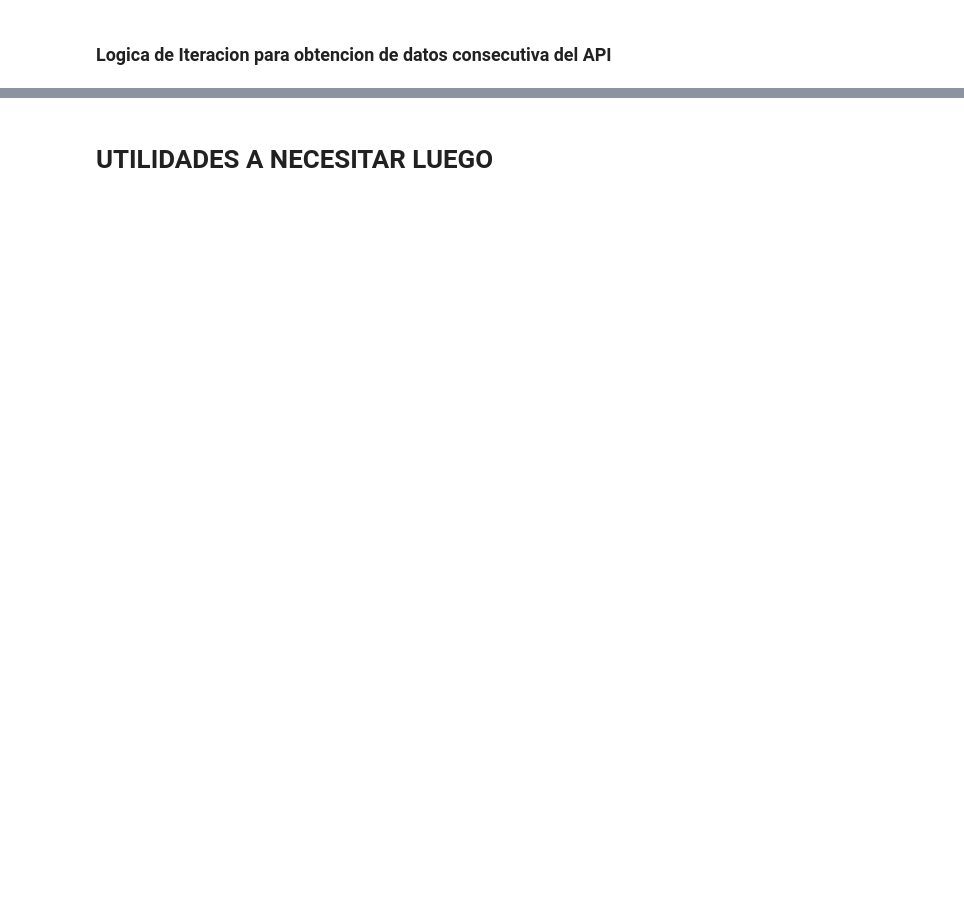
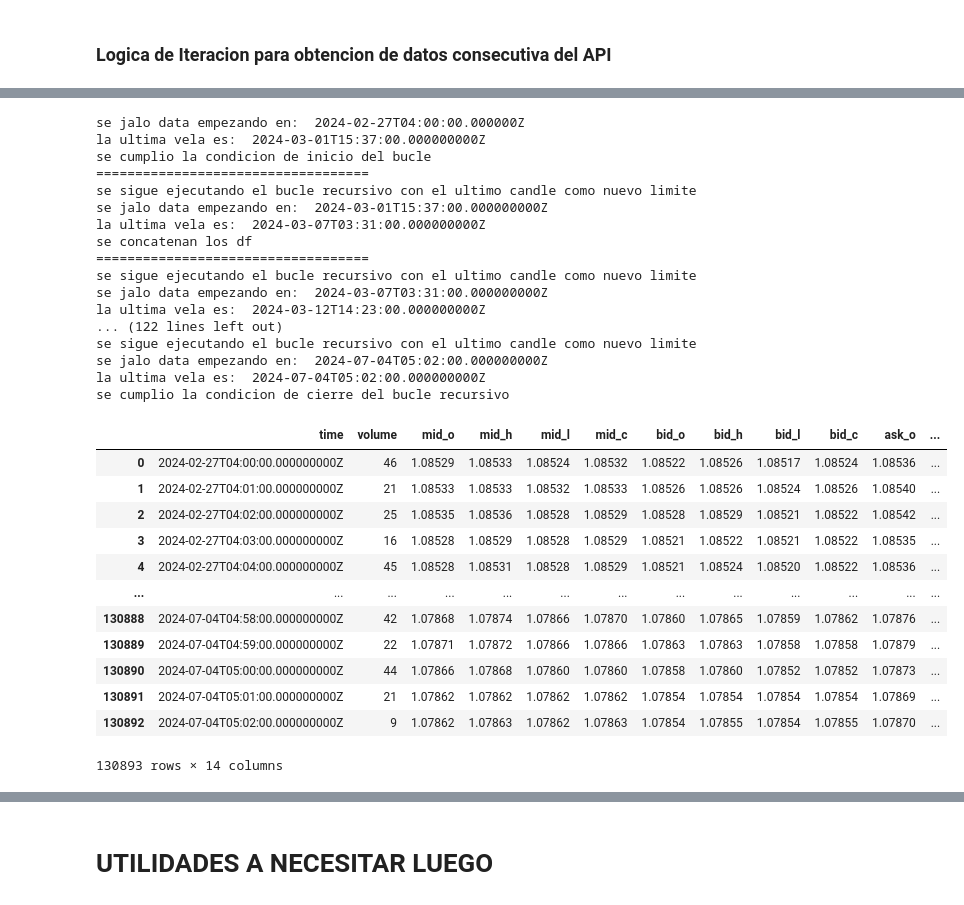
Before and after one commit to eduardogv/silverbullet-oanda, a Jupyter notebook: my-oanda.ipynb, the cells around one changed output, grey strips where cells are left out. Cells and saved outputs as stored; diff of their text form; code cells hidden in the pictures; blank space fills up the shorter version.

```diff
--- a/my-oanda.ipynb
+++ b/my-oanda.ipynb
@@ -237,0 +252,35 @@ obtener_hora_nueva_york_rfc3339()
+# %%
+# stress test
+choclo = get_historical_candles('2024-02-27T04:00:00.000000Z', instrument, granularity, count=5000, df_acumulado=None)
+choclo
+# %% [output]
+se jalo data empezando en:  2024-02-27T04:00:00.000000Z
+la ultima vela es:  2024-03-01T15:37:00.000000000Z
+se cumplio la condicion de inicio del bucle
+===================================
+se sigue ejecutando el bucle recursivo con el ultimo candle como nuevo limite
+se jalo data empezando en:  2024-03-01T15:37:00.000000000Z
+la ultima vela es:  2024-03-07T03:31:00.000000000Z
+se concatenan los df
+===================================
+se sigue ejecutando el bucle recursivo con el ultimo candle como nuevo limite
+se jalo data empezando en:  2024-03-07T03:31:00.000000000Z
+la ultima vela es:  2024-03-12T14:23:00.000000000Z
+... (122 lines left out)
+se sigue ejecutando el bucle recursivo con el ultimo candle como nuevo limite
+se jalo data empezando en:  2024-07-04T05:02:00.000000000Z
+la ultima vela es:  2024-07-04T05:02:00.000000000Z
+se cumplio la condicion de cierre del bucle recursivo
+|  | time | volume | mid_o | mid_h | mid_l | mid_c | bid_o | bid_h | bid_l | bid_c | ask_o | ... |
+| 0 | 2024-02-27T04:00:00.000000000Z | 46 | 1.08529 | 1.08533 | 1.08524 | 1.08532 | 1.08522 | 1.08526 | 1.08517 | 1.08524 | 1.08536 | ... |
+| 1 | 2024-02-27T04:01:00.000000000Z | 21 | 1.08533 | 1.08533 | 1.08532 | 1.08533 | 1.08526 | 1.08526 | 1.08524 | 1.08526 | 1.08540 | ... |
+| 2 | 2024-02-27T04:02:00.000000000Z | 25 | 1.08535 | 1.08536 | 1.08528 | 1.08529 | 1.08528 | 1.08529 | 1.08521 | 1.08522 | 1.08542 | ... |
+| 3 | 2024-02-27T04:03:00.000000000Z | 16 | 1.08528 | 1.08529 | 1.08528 | 1.08529 | 1.08521 | 1.08522 | 1.08521 | 1.08522 | 1.08535 | ... |
+| 4 | 2024-02-27T04:04:00.000000000Z | 45 | 1.08528 | 1.08531 | 1.08528 | 1.08529 | 1.08521 | 1.08524 | 1.08520 | 1.08522 | 1.08536 | ... |
+| ... | ... | ... | ... | ... | ... | ... | ... | ... | ... | ... | ... | ... |
+| 130888 | 2024-07-04T04:58:00.000000000Z | 42 | 1.07868 | 1.07874 | 1.07866 | 1.07870 | 1.07860 | 1.07865 | 1.07859 | 1.07862 | 1.07876 | ... |
+| 130889 | 2024-07-04T04:59:00.000000000Z | 22 | 1.07871 | 1.07872 | 1.07866 | 1.07866 | 1.07863 | 1.07863 | 1.07858 | 1.07858 | 1.07879 | ... |
+| 130890 | 2024-07-04T05:00:00.000000000Z | 44 | 1.07866 | 1.07868 | 1.07860 | 1.07860 | 1.07858 | 1.07860 | 1.07852 | 1.07852 | 1.07873 | ... |
+| 130891 | 2024-07-04T05:01:00.000000000Z | 21 | 1.07862 | 1.07862 | 1.07862 | 1.07862 | 1.07854 | 1.07854 | 1.07854 | 1.07854 | 1.07869 | ... |
+| 130892 | 2024-07-04T05:02:00.000000000Z | 9 | 1.07862 | 1.07863 | 1.07862 | 1.07863 | 1.07854 | 1.07855 | 1.07854 | 1.07855 | 1.07870 | ... |
+130893 rows × 14 columns
```
Also changed, not shown: parts of 15 cells of this notebook.
